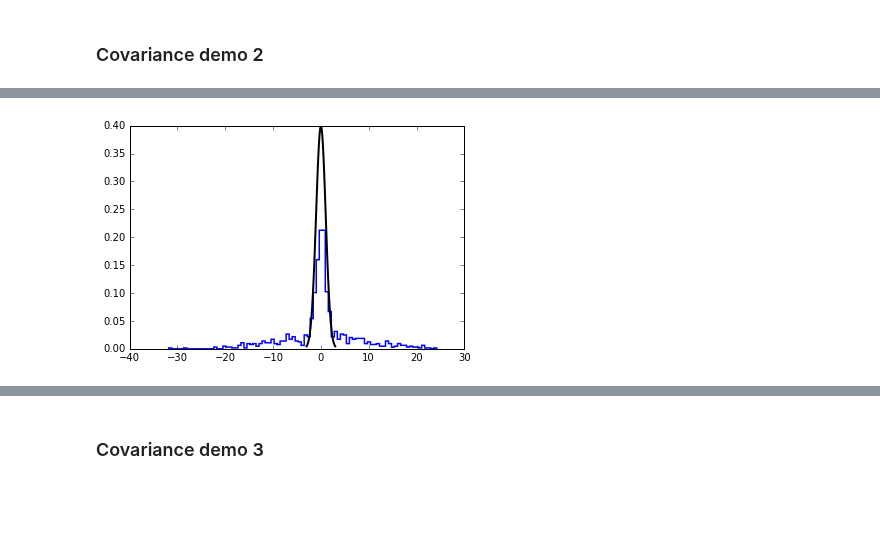
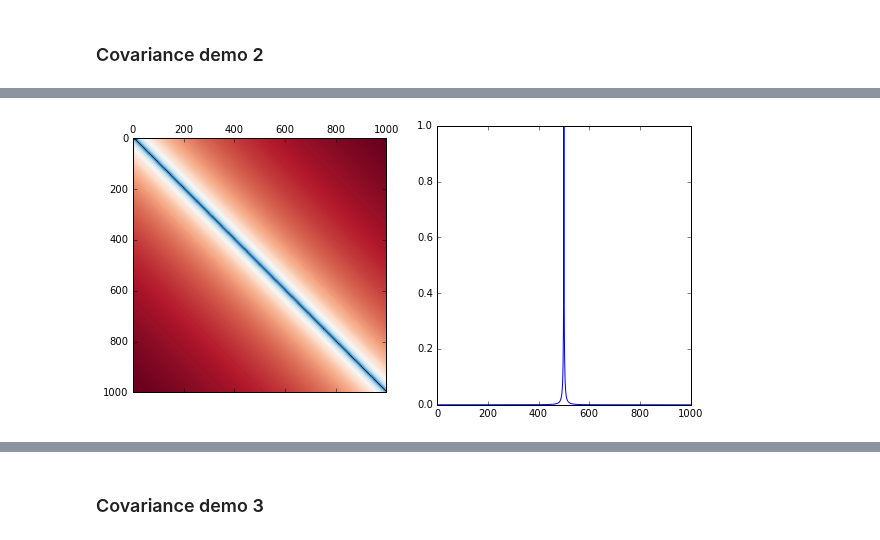
Before and after one commit to florent-leclercq/Bayes_InfoTheory, a Jupyter notebook: GRF_and_fNL.ipynb, the cells around one changed output, grey strips where cells are left out. Cells and saved outputs as stored; diff of their text form; code cells hidden in the pictures; blank space fills up the shorter version.

```diff
--- a/GRF_and_fNL.ipynb
+++ b/GRF_and_fNL.ipynb
@@ -79,6 +63,8 @@ plt.scatter(np.arange(n),signal,marker='.',color='blue')
-# %%
-plt.plot(x, rv.pdf(x), color='black', lw=2)
-plt.hist(signal, bins='auto', normed=True, histtype='step', lw=1.5)
-plt.show()
-# %% [output]
-[figure, removed]
+# %%
+f, (ax1, ax2) = plt.subplots(1, 2, figsize=(10,5))
+ax1.matshow(np.log(covar2+epsilon), cmap='RdBu')
+ax2.set_xlim(0,N)
+ax2.plot(np.arange(N),covar2[N/2])
+plt.show()
+# %% [output]
+[figure, added]
```
Also changed, not shown: parts of 34 cells of this notebook, 3 other files.
